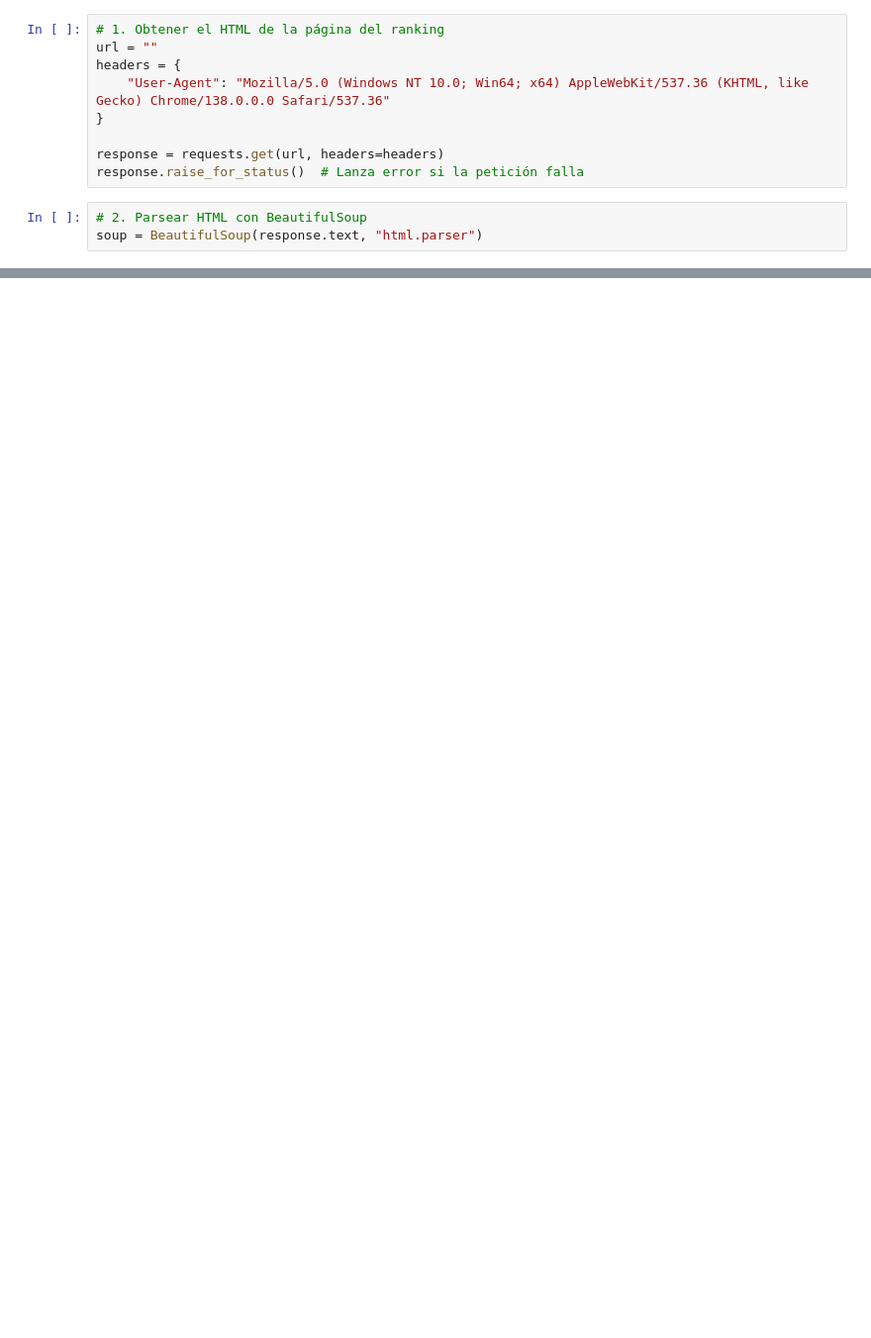
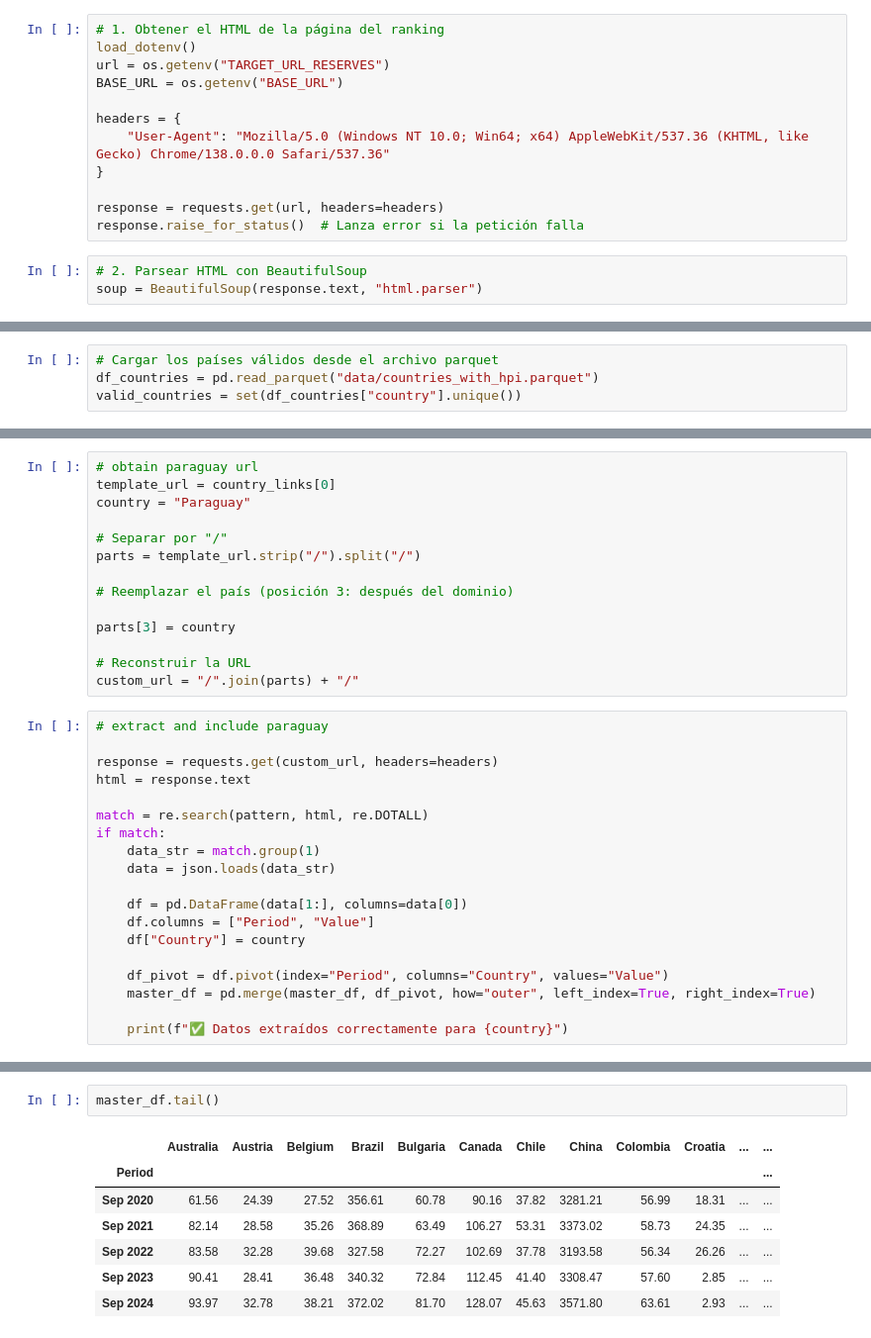
Before and after one commit to acostadlucas/mcs-red, a Jupyter notebook: scrape_reserves_monthly_links.ipynb, the cells around one changed output, grey strips where cells are left out. Shown: that part at 99% size. Cells and saved outputs as stored; diff of their text form; blank space fills up the shorter version.

Commit message:
crawl and extract foreing exchange reserve index of target countires

```diff
--- a/scrape_reserves_monthly_links.ipynb
+++ b/scrape_reserves_monthly_links.ipynb
@@ -4,6 +11,9 @@ from bs4 import BeautifulSoup
 # %%
 # 1. Obtener el HTML de la página del ranking
-url = ""
+load_dotenv()
+url = os.getenv("TARGET_URL_RESERVES")
+BASE_URL = os.getenv("BASE_URL")
+
 headers = {
     "User-Agent": "Mozilla/5.0 (Windows NT 10.0; Win64; x64) AppleWebKit/537.36 (KHTML, like Gecko) Chrome/138.0.0.0 Safari/537.36"
 }
@@ -28,0 +59,4 @@ if table:
+# %%
+# Cargar los países válidos desde el archivo parquet
+df_countries = pd.read_parquet("data/countries_with_hpi.parquet")
+valid_countries = set(df_countries["country"].unique())
@@ -28,0 +134,33 @@ if table:
+# %%
+# obtain paraguay url
+template_url = country_links[0]
+country = "Paraguay"
+
+# Separar por "/"
+parts = template_url.strip("/").split("/")
+
+# Reemplazar el país (posición 3: después del dominio)
+
+parts[3] = country
+
+# Reconstruir la URL
+custom_url = "/".join(parts) + "/"
+# %%
+# extract and include paraguay
+
+response = requests.get(custom_url, headers=headers)
+html = response.text
+
+match = re.search(pattern, html, re.DOTALL)
+if match:
+    data_str = match.group(1)
+    data = json.loads(data_str)
+
+    df = pd.DataFrame(data[1:], columns=data[0])
+    df.columns = ["Period", "Value"]
+    df["Country"] = country
+
+    df_pivot = df.pivot(index="Period", columns="Country", values="Value")
+    master_df = pd.merge(master_df, df_pivot, how="outer", left_index=True, right_index=True)
+
+    print(f"✅ Datos extraídos correctamente para {country}")
@@ -28,0 +169,10 @@ if table:
+# %%
+master_df.tail()
+# %% [output]
+|  | Australia | Austria | Belgium | Brazil | Bulgaria | Canada | Chile | China | Colombia | Croatia | ... | ... |
+| Period |  |  |  |  |  |  |  |  |  |  |  | ... |
+| Sep 2020 | 61.56 | 24.39 | 27.52 | 356.61 | 60.78 | 90.16 | 37.82 | 3281.21 | 56.99 | 18.31 | ... | ... |
+| Sep 2021 | 82.14 | 28.58 | 35.26 | 368.89 | 63.49 | 106.27 | 53.31 | 3373.02 | 58.73 | 24.35 | ... | ... |
+| Sep 2022 | 83.58 | 32.28 | 39.68 | 327.58 | 72.27 | 102.69 | 37.78 | 3193.58 | 56.34 | 26.26 | ... | ... |
+| Sep 2023 | 90.41 | 28.41 | 36.48 | 340.32 | 72.84 | 112.45 | 41.40 | 3308.47 | 57.60 | 2.85 | ... | ... |
+| Sep 2024 | 93.97 | 32.78 | 38.21 | 372.02 | 81.70 | 128.07 | 45.63 | 3571.80 | 63.61 | 2.93 | ... | ... |
```
Also changed, not shown: parts of 11 cells of this notebook, 2 other files.
